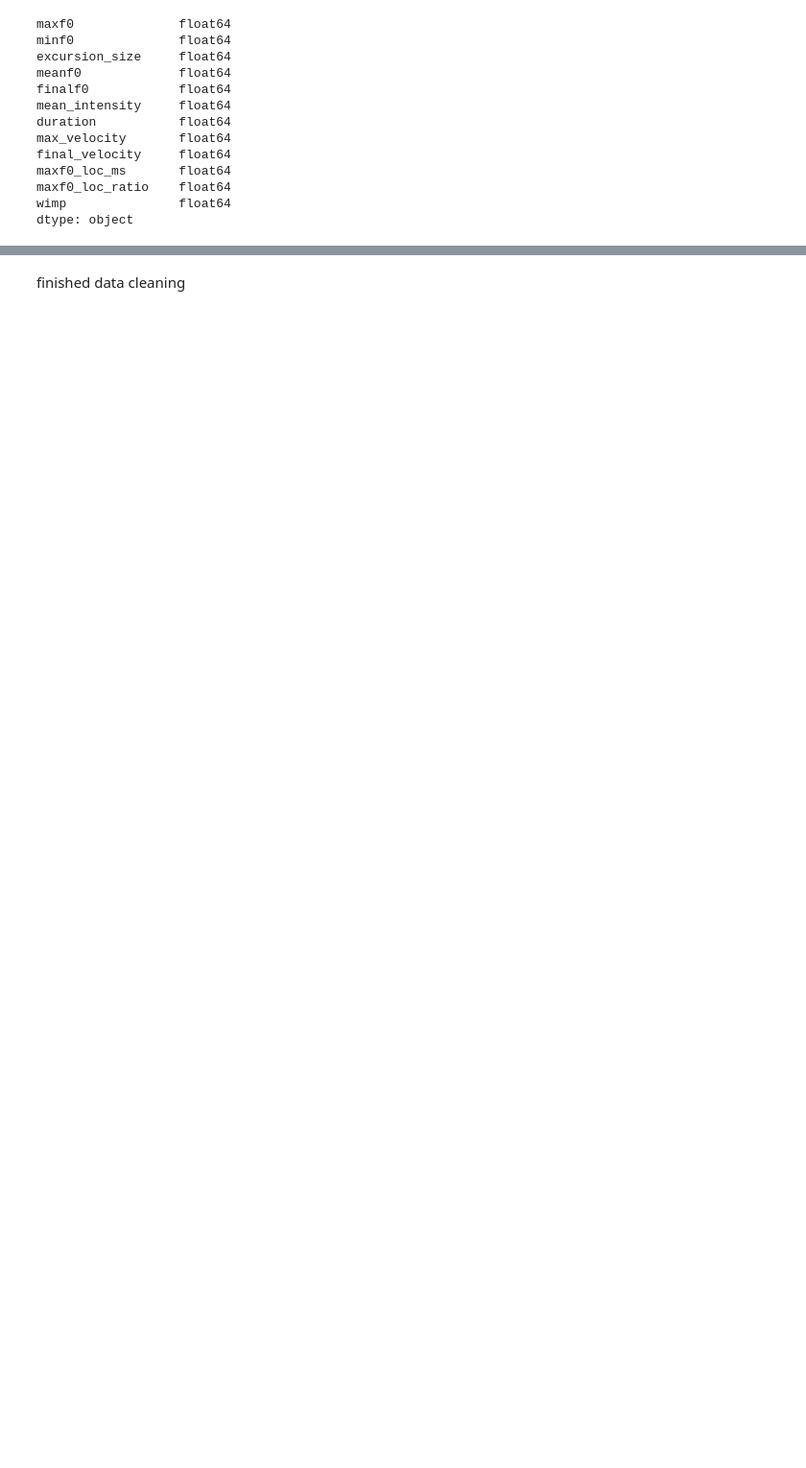
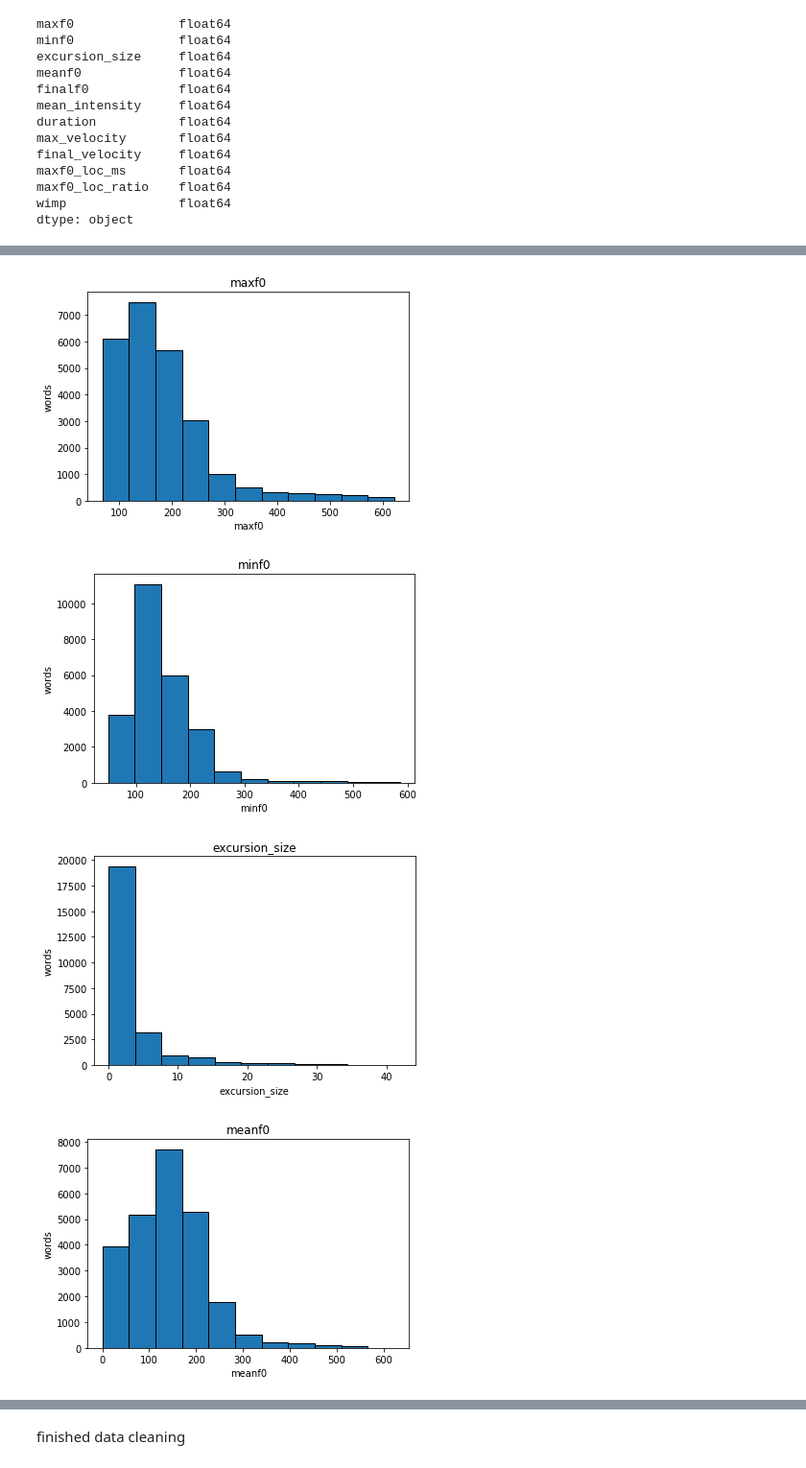
Before and after one commit to byronthecoder/Prosody-Prominence-Perplexity, a Jupyter notebook: ParselMouth.ipynb, the cells around one changed output, grey strips where cells are left out. Shown at 96% size. Cells and saved outputs as stored; diff of their text form; code cells hidden in the pictures; blank space fills up the shorter version.

Commit message:
summary stats

```diff
--- a/ParselMouth.ipynb
+++ b/ParselMouth.ipynb
@@ -466,0 +621,2 @@ feature_dict = {"maxf0": 1, "minf0": 2, "excursion_size": 3,
+# %%
+data = pd.read_csv("../data/pfs_wimps_float64.csv")
@@ -466,0 +665,15 @@ feature_dict = {"maxf0": 1, "minf0": 2, "excursion_size": 3,
+# %%
+for feature in data.columns[1:13]:
+    pf = data[feature]
+    plt.figure()
+    plt.title(feature)
+    plt.hist(pf, 11, edgecolor='black')
+    plt.xlabel(feature)
+    plt.ylabel('words')
+    plt.show()
+#     plt.savefig('../result/stats/'+feature+".jpg", dpi=200)
+# %% [output]
+[figure, added]
+[figure, added]
+[figure, added]
+[figure, added]
```
Also changed, not shown: parts of 56 cells of this notebook.
